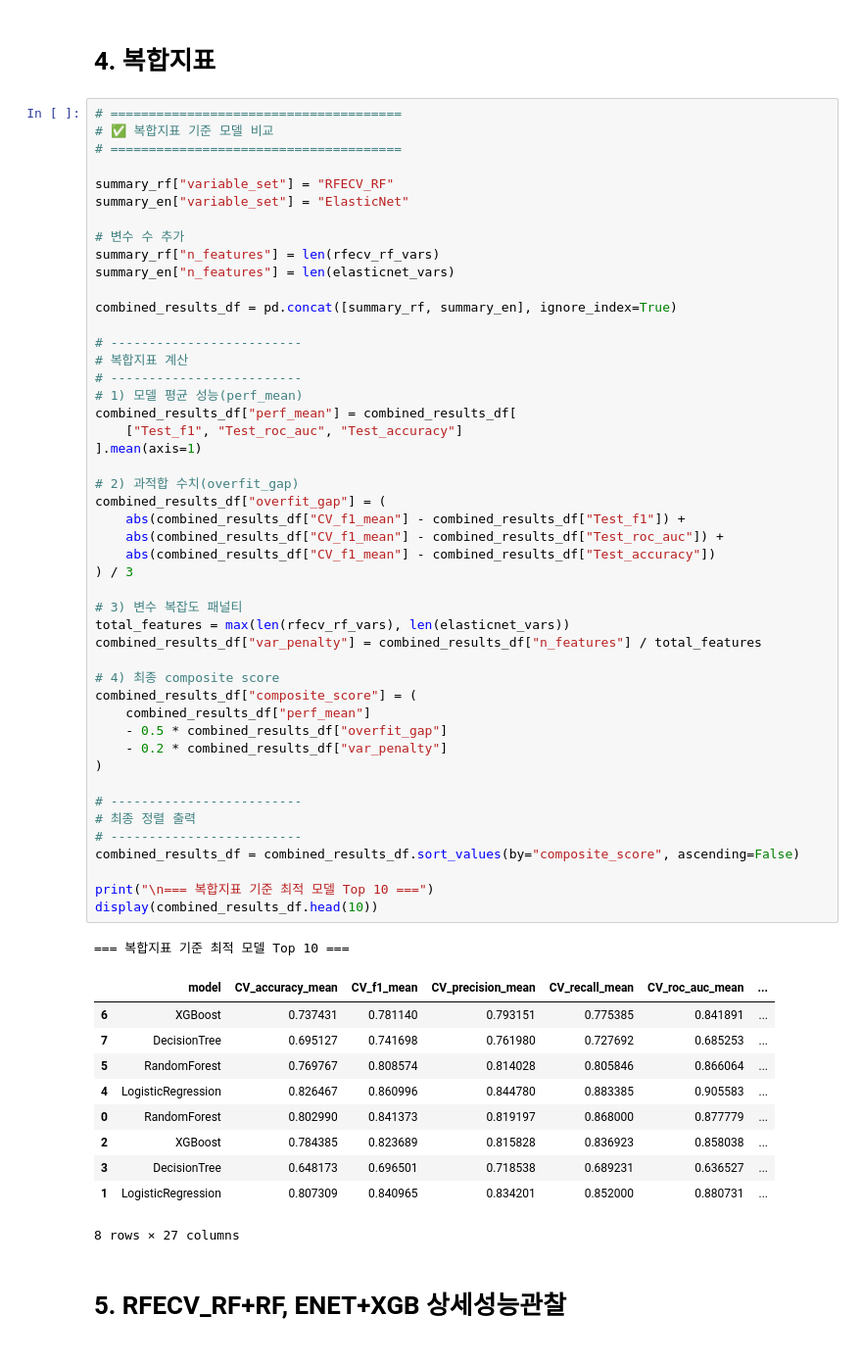
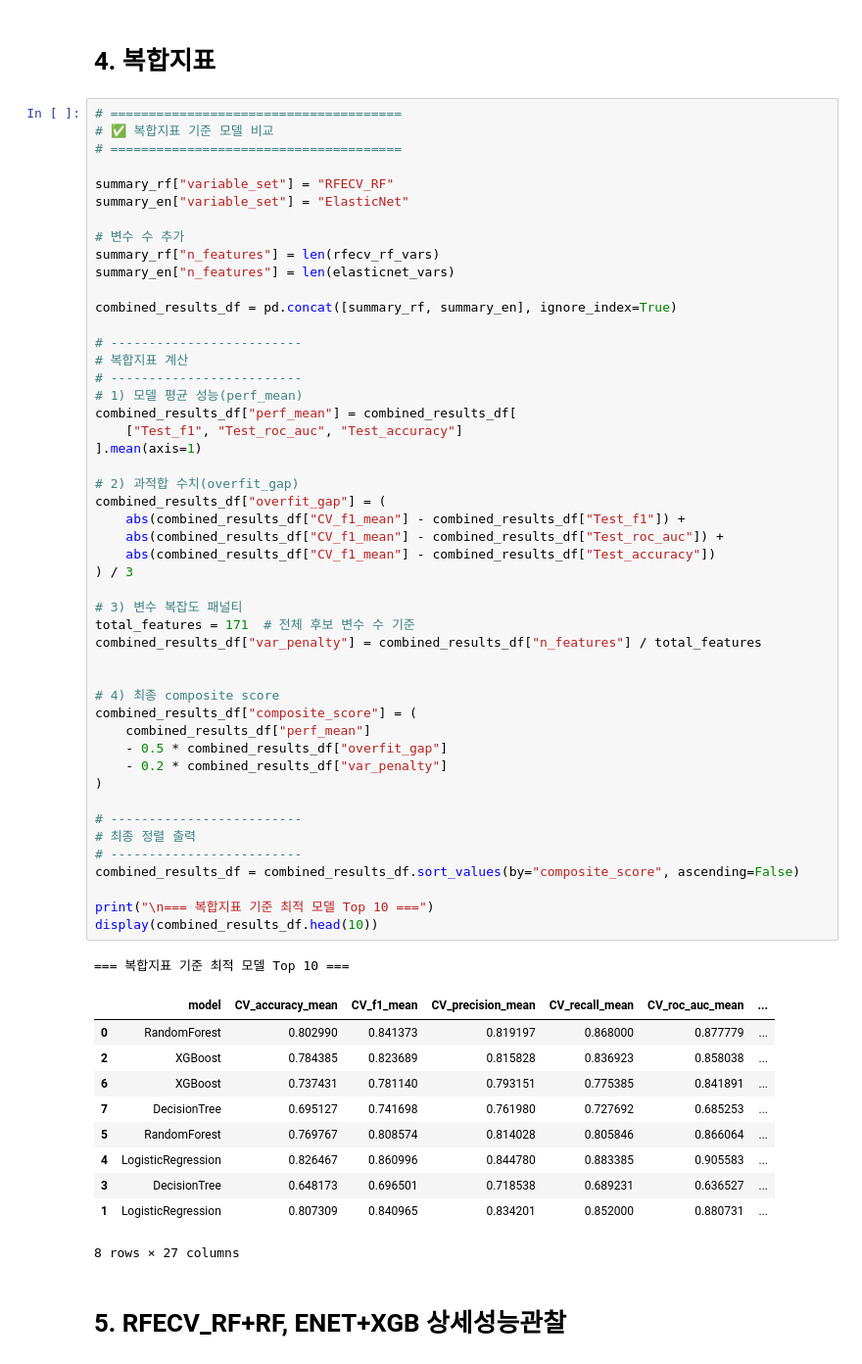
Before and after one commit to hyejinppp/Proposal, a Jupyter notebook: sat.validation.ipynb, the cells around one changed output. Shown at 98% size. Saved outputs shown, nothing was run; the diff lists cells and outputs as text.

```diff
--- a/sat.validation.ipynb
+++ b/sat.validation.ipynb
@@ -646,40 +646,41 @@ combined_results_df["perf_mean"] = combined_results_df[
     ["Test_f1", "Test_roc_auc", "Test_accuracy"]
 ].mean(axis=1)
 
 # 2) 과적합 수치(overfit_gap)
 combined_results_df["overfit_gap"] = (
     abs(combined_results_df["CV_f1_mean"] - combined_results_df["Test_f1"]) +
     abs(combined_results_df["CV_f1_mean"] - combined_results_df["Test_roc_auc"]) +
     abs(combined_results_df["CV_f1_mean"] - combined_results_df["Test_accuracy"])
 ) / 3
 
 # 3) 변수 복잡도 패널티
-total_features = max(len(rfecv_rf_vars), len(elasticnet_vars))
+total_features = 171  # 전체 후보 변수 수 기준
 combined_results_df["var_penalty"] = combined_results_df["n_features"] / total_features
+
 
 # 4) 최종 composite score
 combined_results_df["composite_score"] = (
     combined_results_df["perf_mean"]
     - 0.5 * combined_results_df["overfit_gap"]
     - 0.2 * combined_results_df["var_penalty"]
 )
 
 # -------------------------
 # 최종 정렬 출력
 # -------------------------
 combined_results_df = combined_results_df.sort_values(by="composite_score", ascending=False)
 
 print("\n=== 복합지표 기준 최적 모델 Top 10 ===")
 display(combined_results_df.head(10))
 # %% [output]
 === 복합지표 기준 최적 모델 Top 10 ===
 |  | model | CV_accuracy_mean | CV_f1_mean | CV_precision_mean | CV_recall_mean | CV_roc_auc_mean | ... |
+| 0 | RandomForest | 0.802990 | 0.841373 | 0.819197 | 0.868000 | 0.877779 | ... |
+| 2 | XGBoost | 0.784385 | 0.823689 | 0.815828 | 0.836923 | 0.858038 | ... |
 | 6 | XGBoost | 0.737431 | 0.781140 | 0.793151 | 0.775385 | 0.841891 | ... |
 | 7 | DecisionTree | 0.695127 | 0.741698 | 0.761980 | 0.727692 | 0.685253 | ... |
 | 5 | RandomForest | 0.769767 | 0.808574 | 0.814028 | 0.805846 | 0.866064 | ... |
 | 4 | LogisticRegression | 0.826467 | 0.860996 | 0.844780 | 0.883385 | 0.905583 | ... |
-| 0 | RandomForest | 0.802990 | 0.841373 | 0.819197 | 0.868000 | 0.877779 | ... |
-| 2 | XGBoost | 0.784385 | 0.823689 | 0.815828 | 0.836923 | 0.858038 | ... |
 | 3 | DecisionTree | 0.648173 | 0.696501 | 0.718538 | 0.689231 | 0.636527 | ... |
 | 1 | LogisticRegression | 0.807309 | 0.840965 | 0.834201 | 0.852000 | 0.880731 | ... |
 8 rows × 27 columns
```
Also changed, not shown: parts of 1 cell of this notebook.
